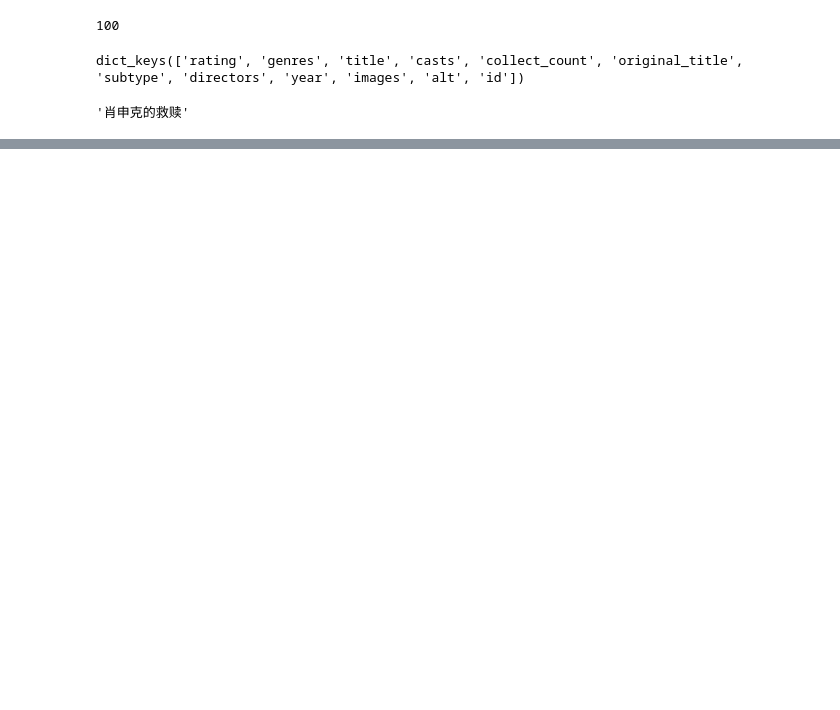
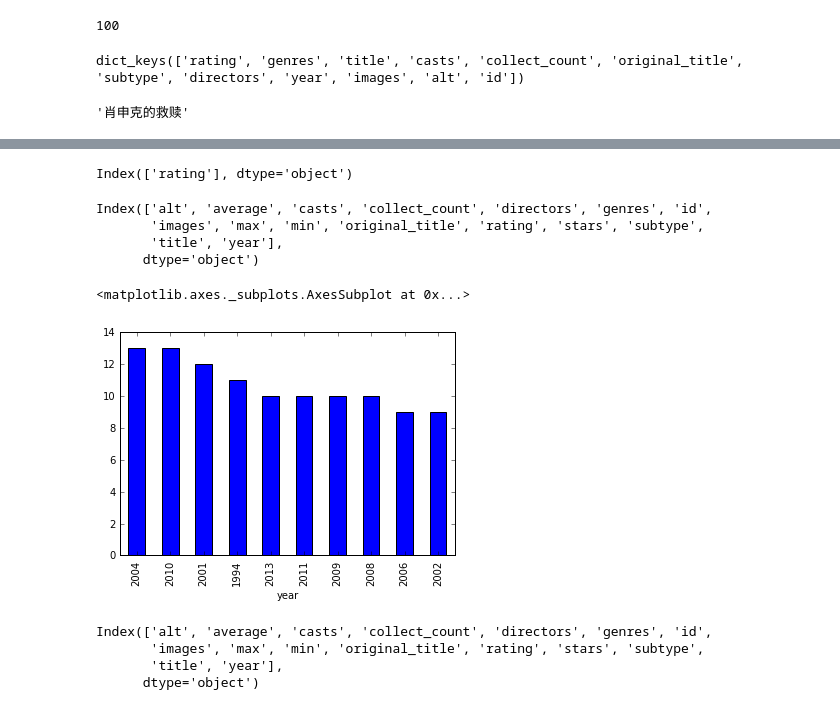
Before and after one commit to polarbear611/Data-Analysis, a Jupyter notebook: WebXML/Douban.ipynb, the cells around one changed output, grey strips where cells are left out. Saved outputs shown, nothing was run; the diff lists cells and outputs as text; code cells hidden in the pictures; blank space fills up the shorter version.

```diff
--- a/WebXML/Douban.ipynb
+++ b/WebXML/Douban.ipynb
@@ -49,0 +81,13 @@ top['subjects'][0]['title']
+# %%
+import pandas as pd
+import json
+movie_info = json.load(open('movie_top_250.json', 'r')).values()
+# %%
+movie_info = list(movie_info)
+for index, movie in enumerate(movie_info):
+    #print(movie['rating'])
+    movie_info[index]['average'] = movie['rating']['average']
+    movie_info[index]['max'] = movie['rating']['max']
+    movie_info[index]['stars'] = movie['rating']['stars']
+    movie_info[index]['min'] = movie['rating']['min']
+movie_info[0]
@@ -49,0 +112,2 @@ top['subjects'][0]['title']
+# %%
+df_movie = pd.DataFrame(list(movie_info))
@@ -49,0 +116,18 @@ top['subjects'][0]['title']
+# %%
+df_rating.columns
+# %% [output]
+Index(['rating'], dtype='object')
+# %%
+df_movie.columns
+# %% [output]
+Index(['alt', 'average', 'casts', 'collect_count', 'directors', 'genres', 'id',
+       'images', 'max', 'min', 'original_title', 'rating', 'stars', 'subtype',
+       'title', 'year'],
+      dtype='object')
+# %%
+top_10_years = df_movie['title'].groupby(df_movie['year']).count().sort_values(ascending=False)[:10]
+# %%
+top_10_years.plot(kind='bar')
+# %% [output]
+<matplotlib.axes._subplots.AxesSubplot at 0x...>
+[figure, added]
@@ -49,0 +136,7 @@ top['subjects'][0]['title']
+# %%
+df_movie.columns
+# %% [output]
+Index(['alt', 'average', 'casts', 'collect_count', 'directors', 'genres', 'id',
+       'images', 'max', 'min', 'original_title', 'rating', 'stars', 'subtype',
+       'title', 'year'],
+      dtype='object')
```
Also changed, not shown: parts of 15 cells of this notebook, 5 other files.
